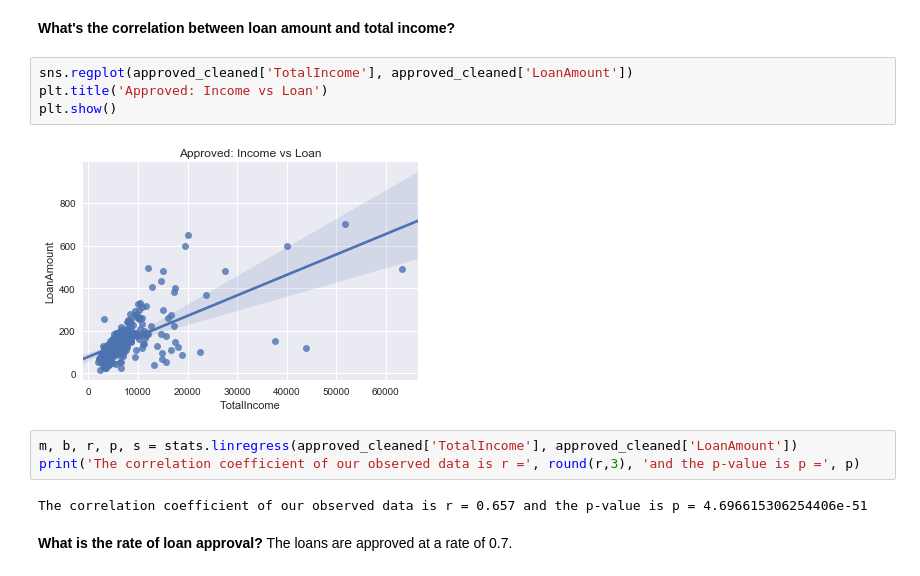
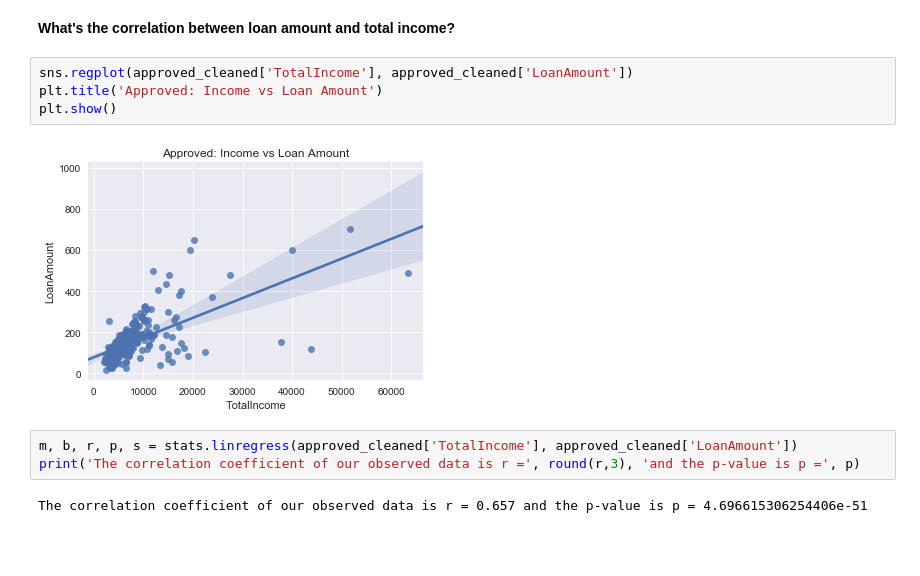
Before and after one commit to sedale33/Springboard, a Jupyter notebook: CP1HomeLoan.ipynb, the cells around one changed output. Saved outputs shown, nothing was run; the diff lists cells and outputs as text; blank space fills up the shorter version.

```diff
--- a/CP1HomeLoan.ipynb
+++ b/CP1HomeLoan.ipynb
@@ -296,15 +296,12 @@ approved_cleaned = approved[approved['MonthlyPaymentNoInterest'] < 5000]
 **What's the correlation between loan amount and total income?**
 # %%
 sns.regplot(approved_cleaned['TotalIncome'], approved_cleaned['LoanAmount'])
-plt.title('Approved: Income vs Loan')
+plt.title('Approved: Income vs Loan Amount')
 plt.show()
 # %% [output]
-[figure, old version]
+[figure, new version]
 # %%
 m, b, r, p, s = stats.linregress(approved_cleaned['TotalIncome'], approved_cleaned['LoanAmount'])
 print('The correlation coefficient of our observed data is r =', round(r,3), 'and the p-value is p =', p)
 # %% [output]
 The correlation coefficient of our observed data is r = 0.657 and the p-value is p = 4.696615306254406e-51
-# %% [markdown]
-**What is the rate of loan approval?**
-The loans are approved at a rate of 0.7.
```
Also changed, not shown: parts of 45 cells of this notebook.
